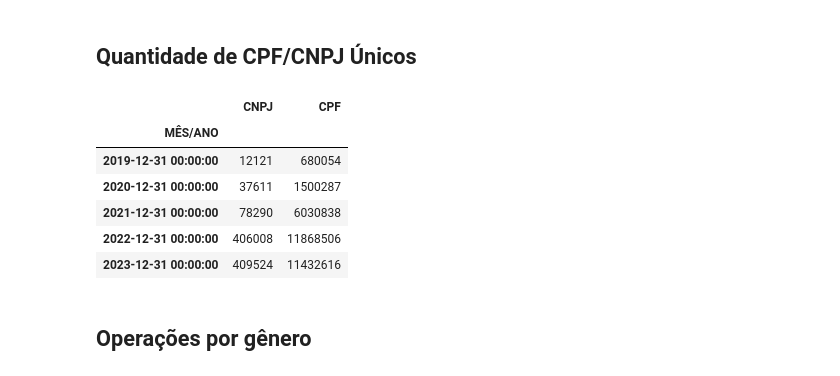
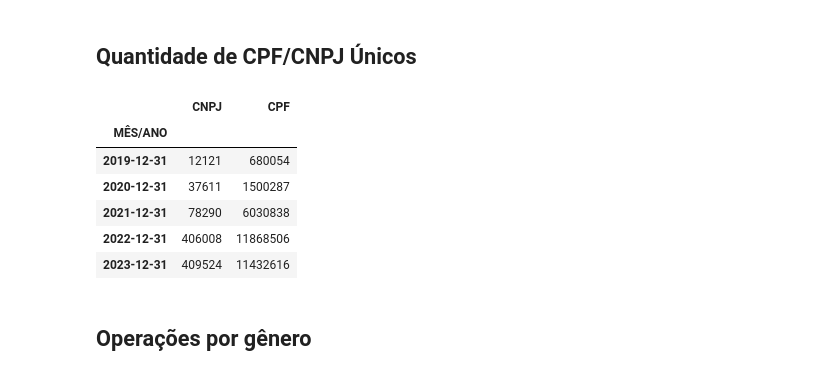
Before and after one commit to thamiresfalbo/tcc-estacio, a Jupyter notebook: notebook/main.ipynb, the cells around one changed output. Saved outputs shown, nothing was run; the diff lists cells and outputs as text; code cells hidden in the pictures.

```diff
--- a/notebook/main.ipynb
+++ b/notebook/main.ipynb
@@ -81,15 +77,15 @@ df1_new.plot(kind='line',y=df1_new.columns[0:3],title="Valores Declarados (em mi
 # %%
 # Renderiza Relatório2
 df2_new = df2.groupby(pd.Grouper(key=df2.columns[0], freq="Y")).sum()
-df2_new.style
+df2_new
 # %% [output]
 |  | CNPJ | CPF |
 | MÊS/ANO |  |  |
-| 2019-12-31 00:00:00 | 12121 | 680054 |
-| 2020-12-31 00:00:00 | 37611 | 1500287 |
-| 2021-12-31 00:00:00 | 78290 | 6030838 |
-| 2022-12-31 00:00:00 | 406008 | 11868506 |
-| 2023-12-31 00:00:00 | 409524 | 11432616 |
+| 2019-12-31 | 12121 | 680054 |
+| 2020-12-31 | 37611 | 1500287 |
+| 2021-12-31 | 78290 | 6030838 |
+| 2022-12-31 | 406008 | 11868506 |
+| 2023-12-31 | 409524 | 11432616 |
 # %% [markdown]
 ## Operações por gênero
 # %%
```
Also changed, not shown: parts of 4 cells of this notebook, 1 other file.
